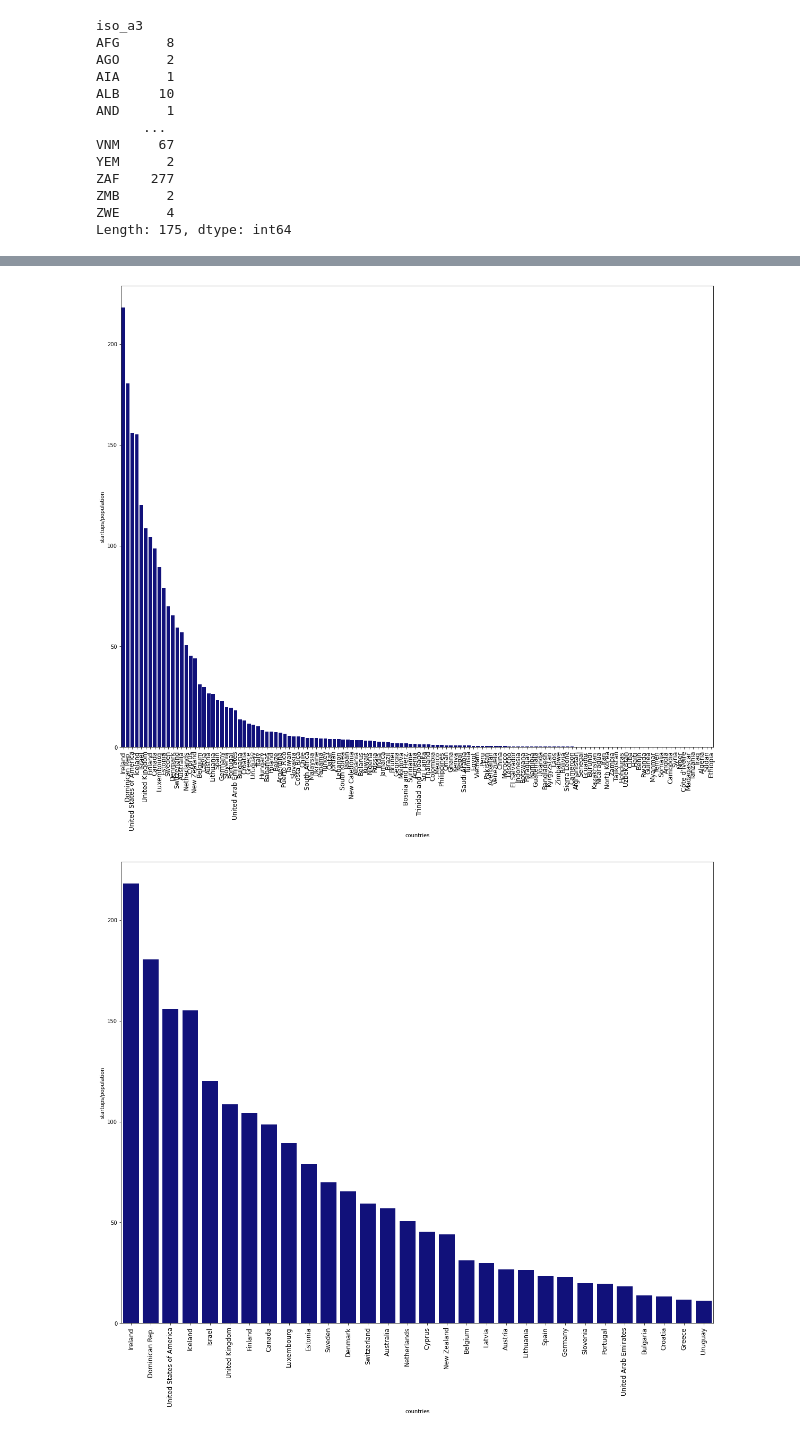
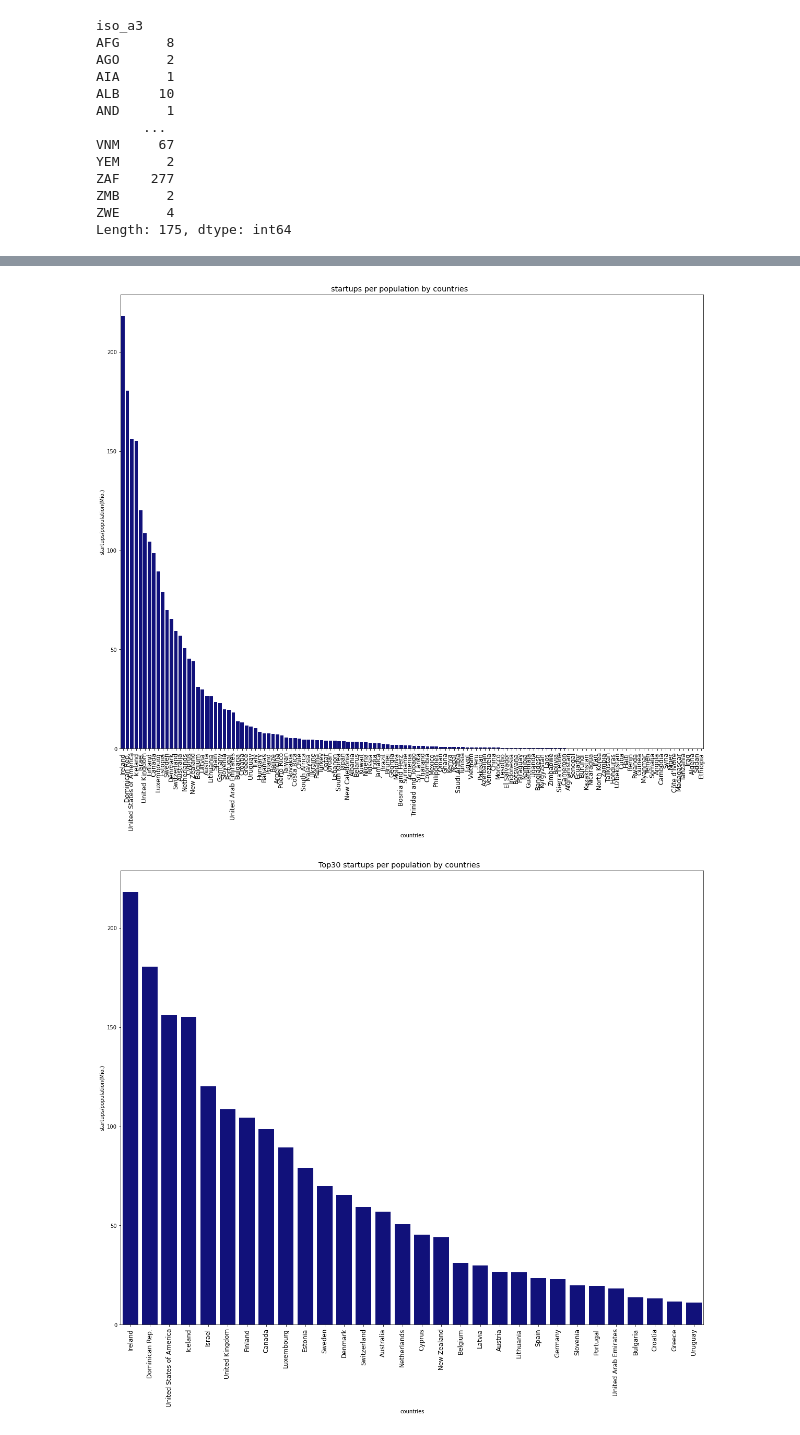
Before and after one commit to schmuecker/statistics-course, a Jupyter notebook: startup-analysis/startups_population.ipynb, the cells around one changed output, grey strips where cells are left out. Cells and saved outputs as stored; diff of their text form; code cells hidden in the pictures.

Commit message:
added title

```diff
--- a/startup-analysis/startups_population.ipynb
+++ b/startup-analysis/startups_population.ipynb
@@ -93,8 +93,8 @@ data = {'countries': [],
         'landarea': [],
         'population': [],
         'density(p/km2)': [],
-        'startups/population': [],
-        'startups/landarea': [],
+        'startups/population(Mio.)': [],
+        'startups/landarea(Mio.)': [],
         'startups/density': []}
 df = pd.DataFrame(data)
 print(df)
@@ -110,7 +110,7 @@ for i,j in df_countries.iterrows():
 
 for i, j in df_population.iterrows():
     index = list(np.where(df["countries"].str.contains(j[0][0:8]))[0])
-    df.loc[index, ['landarea', 'population', 'density(p/km2)', 'startups/population', 'startups/landarea', 'startups/density']] = [j[1], j[5], j[4], df.loc[index]['startups']*1000000 / j[1], df.loc[index]['startups'] *1000000/j[5], df.loc[index]['startups']/j[4]]
+    df.loc[index, ['landarea', 'population', 'density(p/km2)', 'startups/population(Mio.)', 'startups/landarea(Mio.)', 'startups/density']] = [j[1], j[5], j[4], df.loc[index]['startups']*1000000 / j[1], df.loc[index]['startups'] *1000000/j[5], df.loc[index]['startups']/j[4]]
     #print(j[0])
     #print(df.loc[index]['startups'])
     #print(j[1])
@@ -140,21 +140,25 @@ Index: []
 # %%
 fig, ax = plt.subplots(figsize=(20,16))
 
-df_population = df.sort_values("startups/population", ascending=False)
-g = sns.barplot(x="countries", y="startups/population",color="darkblue",data=df_population)
+df_population = df.sort_values("startups/population(Mio.)", ascending=False)
+plt.title("startups per population by countries ", fontdict=None,
+          position=[0.48, 1.05], size='x-large')
+g = sns.barplot(x="countries", y="startups/population(Mio.)",color="darkblue",data=df_population)
 g.tick_params(axis='x', rotation=90, labelsize="large", labelbottom=True)
 plt.savefig('startup_population_barplots/PopulationBarplotAll.png')
 # %% [output]
-[figure, old version]
+[figure, new version]
 # %%
 fig, ax = plt.subplots(figsize=(20,16))
 
-df_population = df.sort_values("startups/population", ascending=False)
-g = sns.barplot(x="countries", y="startups/population",color="darkblue",data=df_population[0:30])
+df_population = df.sort_values("startups/population(Mio.)", ascending=False)
+plt.title("Top30 startups per population by countries ", fontdict=None,
+          position=[0.48, 1.05], size='x-large')
+g = sns.barplot(x="countries", y="startups/population(Mio.)",color="darkblue",data=df_population[0:30])
 g.tick_params(axis='x', rotation=90, labelsize="large", labelbottom=True)
 plt.savefig('startup_population_barplots/PopulationBarplotTop30.png')
 # %% [output]
-[figure, old version]
+[figure, new version]
 # %%
 fig, ax = plt.subplots(figsize=(20,16))
 
```
Also changed, not shown: parts of 5 cells of this notebook, 6 other files.
